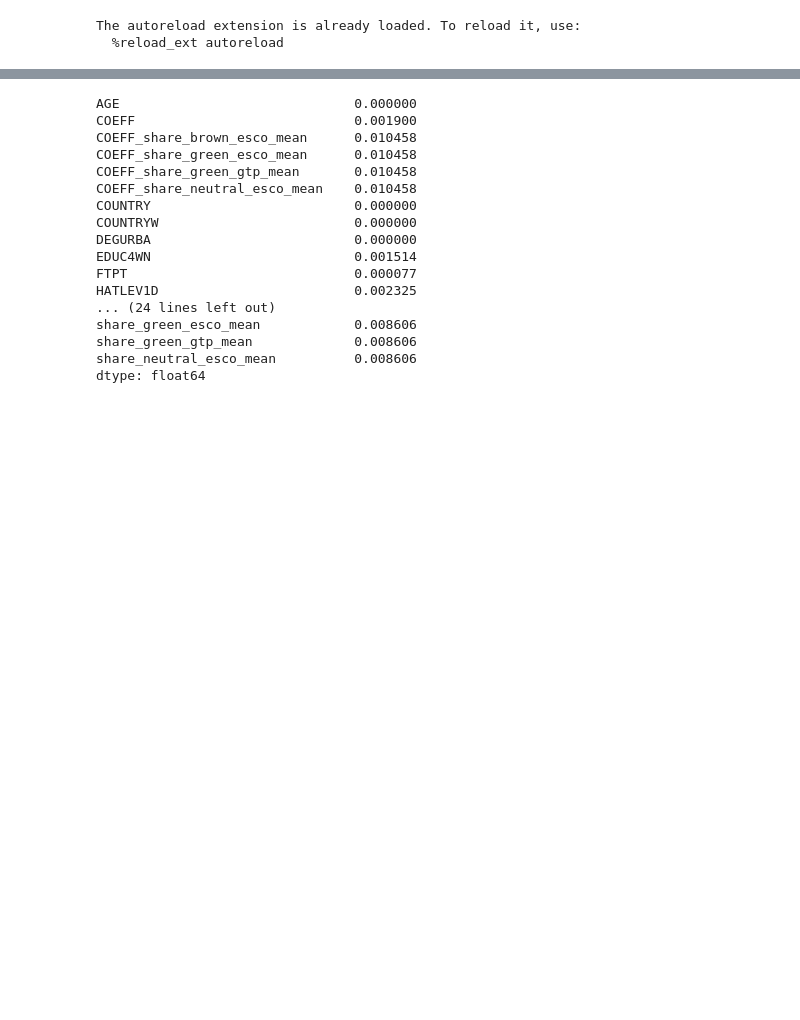
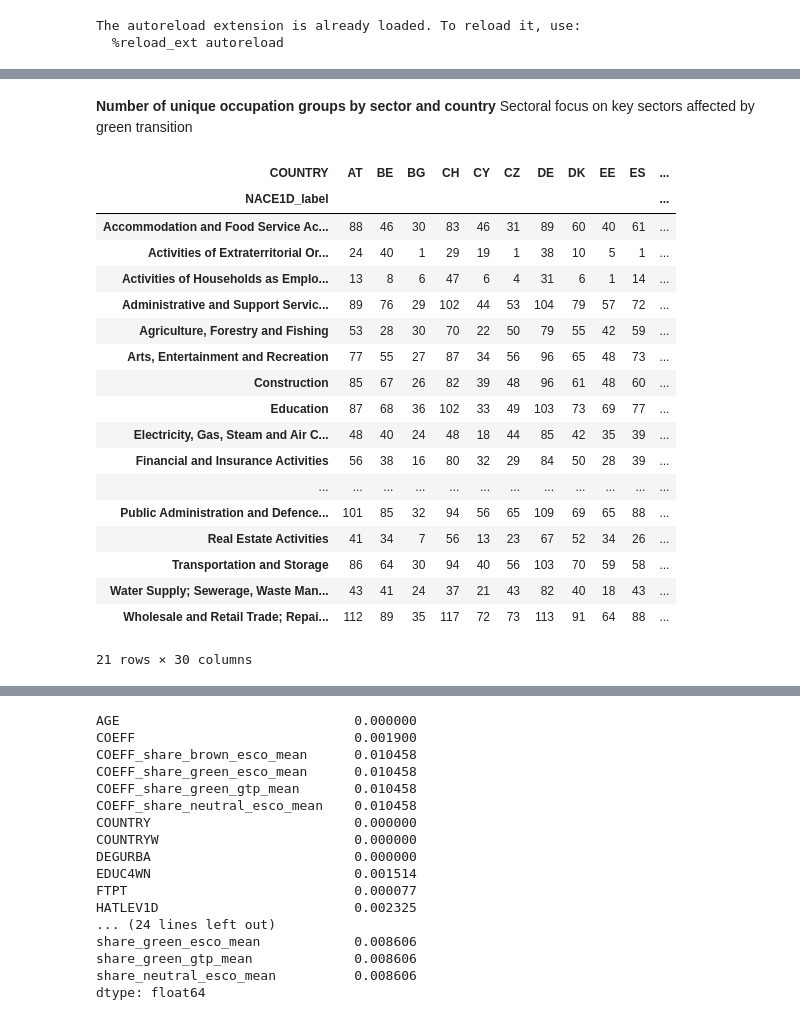
Before and after one commit to derpyninja/re4gt, a Jupyter notebook: notebooks/new/04-fz-lfs-data-panel-exploration.ipynb, the cells around one changed output, grey strips where cells are left out. Saved outputs shown, nothing was run; the diff lists cells and outputs as text; code cells hidden in the pictures; blank space fills up the shorter version.

```diff
--- a/notebooks/new/04-fz-lfs-data-panel-exploration.ipynb
+++ b/notebooks/new/04-fz-lfs-data-panel-exploration.ipynb
@@ -76,3 +76,30 @@ df_all
+# %% [markdown]
+**Number of unique occupation groups by sector and country**
+Sectoral focus on key sectors affected by green transition
+# %%
+n_unique_occ_by_ind_and_country = df_all.groupby(["NACE1D_label", "COUNTRY"])["ISCO3D"].nunique().unstack()
+n_unique_occ_by_ind_and_country.to_csv(os.path.join(useful_paths.results_dir, "tables", "n_unique_occ_by_ind_and_country.csv"))
+n_unique_occ_by_ind_and_country
+# %% [output]
+| COUNTRY | AT | BE | BG | CH | CY | CZ | DE | DK | EE | ES | ... |
+| NACE1D_label |  |  |  |  |  |  |  |  |  |  | ... |
+| Accommodation and Food Service Ac... | 88 | 46 | 30 | 83 | 46 | 31 | 89 | 60 | 40 | 61 | ... |
+| Activities of Extraterritorial Or... | 24 | 40 | 1 | 29 | 19 | 1 | 38 | 10 | 5 | 1 | ... |
+| Activities of Households as Emplo... | 13 | 8 | 6 | 47 | 6 | 4 | 31 | 6 | 1 | 14 | ... |
+| Administrative and Support Servic... | 89 | 76 | 29 | 102 | 44 | 53 | 104 | 79 | 57 | 72 | ... |
+| Agriculture, Forestry and Fishing | 53 | 28 | 30 | 70 | 22 | 50 | 79 | 55 | 42 | 59 | ... |
+| Arts, Entertainment and Recreation | 77 | 55 | 27 | 87 | 34 | 56 | 96 | 65 | 48 | 73 | ... |
+| Construction | 85 | 67 | 26 | 82 | 39 | 48 | 96 | 61 | 48 | 60 | ... |
+| Education | 87 | 68 | 36 | 102 | 33 | 49 | 103 | 73 | 69 | 77 | ... |
+| Electricity, Gas, Steam and Air C... | 48 | 40 | 24 | 48 | 18 | 44 | 85 | 42 | 35 | 39 | ... |
+| Financial and Insurance Activities | 56 | 38 | 16 | 80 | 32 | 29 | 84 | 50 | 28 | 39 | ... |
+| ... | ... | ... | ... | ... | ... | ... | ... | ... | ... | ... | ... |
+| Public Administration and Defence... | 101 | 85 | 32 | 94 | 56 | 65 | 109 | 69 | 65 | 88 | ... |
+| Real Estate Activities | 41 | 34 | 7 | 56 | 13 | 23 | 67 | 52 | 34 | 26 | ... |
+| Transportation and Storage | 86 | 64 | 30 | 94 | 40 | 56 | 103 | 70 | 59 | 58 | ... |
+| Water Supply; Sewerage, Waste Man... | 43 | 41 | 24 | 37 | 21 | 43 | 82 | 40 | 18 | 43 | ... |
+| Wholesale and Retail Trade; Repai... | 112 | 89 | 35 | 117 | 72 | 73 | 113 | 91 | 64 | 88 | ... |
+21 rows × 30 columns
 # %%
 col = "isco_label_2"
 df_all.dropna(subset=[col])
```
Also changed, not shown: parts of 7 cells of this notebook, 9 other files.
